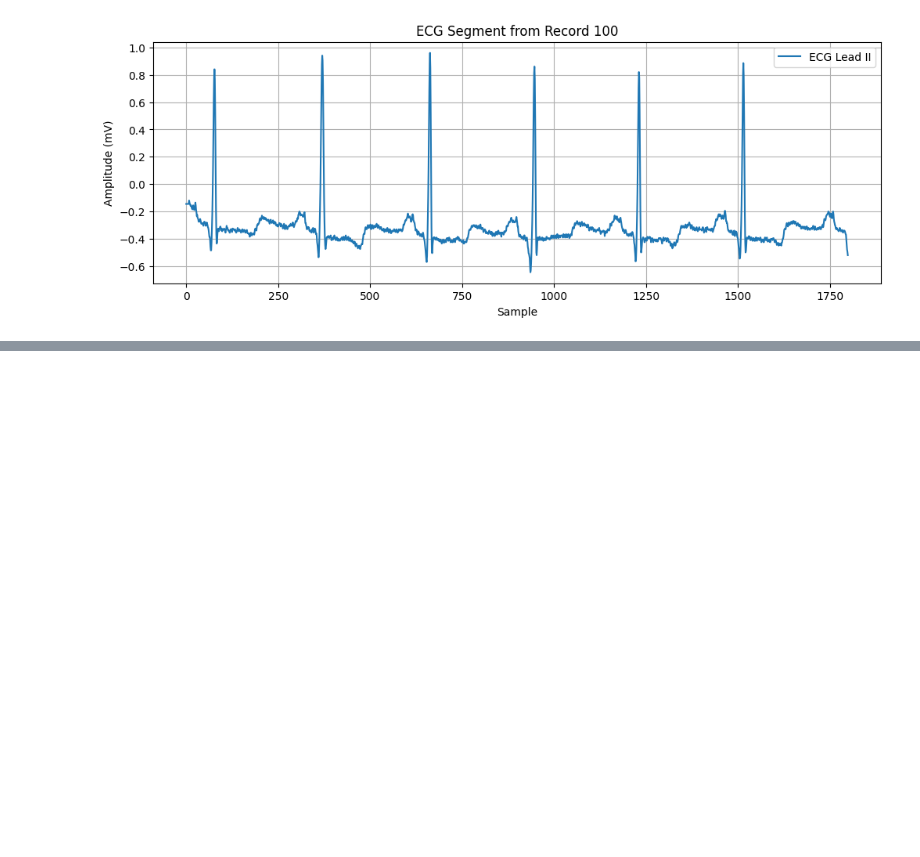
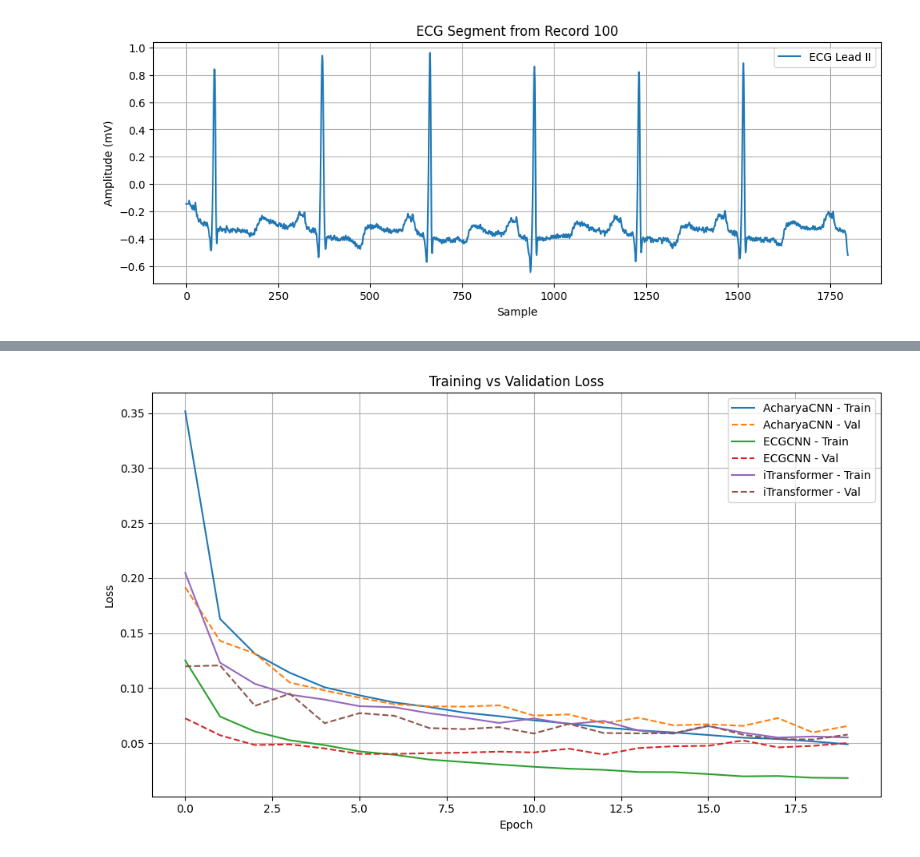
Before and after one commit to hsiuhsil/MITBIH_Arrhythmia_Classification, a Jupyter notebook: notebook.ipynb, the cells around one changed output, grey strips where cells are left out. Drawn from its saved outputs; the diff is of its cells as text; code cells hidden in the pictures; blank space fills up the shorter version.

Commit message:
update the notebook with the modeling and fine-tuning results.

```diff
--- a/notebook.ipynb
+++ b/notebook.ipynb
@@ -40,0 +339,8 @@ plt.show()
+# %%
+train_ds = ECGDataset("./data/ecg_train.npz")
+val_ds   = ECGDataset("./data/ecg_val.npz")
+test_ds  = ECGDataset("./data/ecg_test.npz")
+
+train_loader = DataLoader(train_ds, batch_size=64, shuffle=True)
+val_loader   = DataLoader(val_ds, batch_size=64)
+test_loader  = DataLoader(test_ds, batch_size=64)
@@ -40,0 +589,90 @@ plt.show()
+# %%
+# Initialize models
+
+device = torch.device("cuda" if torch.cuda.is_available() else "cpu")
+
+model1 = AcharyaCNN(num_classes=5).to(device)
+model2 = ECGCNN(num_classes=5).to(device)
+#model3 = LSTM(num_classes=5).to(device)
+model3 = iTransformer(num_classes=5).to(device)
+
+models = {'AcharyaCNN': model1, 'ECGCNN': model2, 'iTransformer': model3}
+#models = {'iTransformer':model4}
+histories = {}
+
+EPOCHS = 20
+
+for name, model in models.items():
+    print(f"\nTraining {name}...\n" + "-"*30)
+    criterion = nn.CrossEntropyLoss()
+    optimizer = optim.Adam(model.parameters(), lr=1e-3)
+
+    train_losses = []
+    val_losses = []
+
+    for epoch in range(EPOCHS):
+        model.train()
+        running_loss = 0.0
+
+        for X_batch, y_batch in train_loader:
+            X_batch, y_batch = X_batch.to(device), y_batch.to(device)
+
+            optimizer.zero_grad()
+            #outputs = model(X_batch)
+
+            #print(f"X_batch shape before model: {X_batch.shape}")
+            try:
+                outputs = model(X_batch)
+            except Exception as e:
+                print("Error during forward pass:", e)
+
+            loss = criterion(outputs, y_batch)
+            loss.backward()
+            optimizer.step()
+            running_loss += loss.item()
+
+        avg_train_loss = running_loss / len(train_loader)
+        train_losses.append(avg_train_loss)
+
+        # Validation
+        model.eval()
+        val_loss = 0.0
+        correct = 0
+        total = 0
+
+        with torch.no_grad():
+            for X_batch, y_batch in val_loader:
+                X_batch, y_batch = X_batch.to(device), y_batch.to(device)
+                outputs = model(X_batch)
+                loss = criterion(outputs, y_batch)
+                val_loss += loss.item()
+
+                preds = torch.argmax(outputs, dim=1)
+                correct += (preds == y_batch).sum().item()
+                total += y_batch.size(0)
+
+        avg_val_loss = val_loss / len(val_loader)
+        val_losses.append(avg_val_loss)
+        val_acc = correct / total
+
+        print(f"Epoch {epoch+1:2}/{EPOCHS} | Train Loss: {avg_train_loss:.4f} | Val Loss: {avg_val_loss:.4f} | Val Acc: {val_acc:.4f}")
+
+    # Save history
+    histories[name] = {
+        'train_loss': train_losses,
+        'val_loss': val_losses
+    }
+
+# Plotting
+plt.figure(figsize=(10, 6))
+for name, hist in histories.items():
+    plt.plot(hist['train_loss'], label=f"{name} - Train")
+    plt.plot(hist['val_loss'], label=f"{name} - Val", linestyle='--')
+plt.xlabel("Epoch")
+plt.ylabel("Loss")
+plt.title("Training vs Validation Loss")
+plt.legend()
+plt.grid(True)
+plt.tight_layout()
+plt.show()
+# %% [output]
@@ -40,0 +697 @@ plt.show()
+[figure, added]
```
Also changed, not shown: parts of 30 cells of this notebook.
